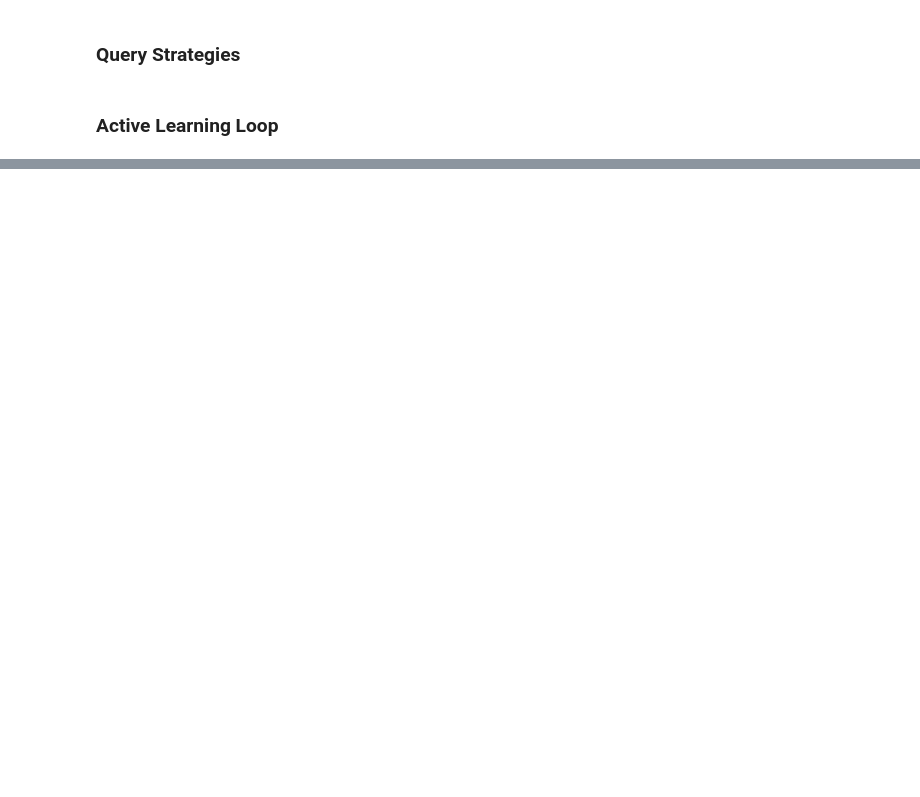
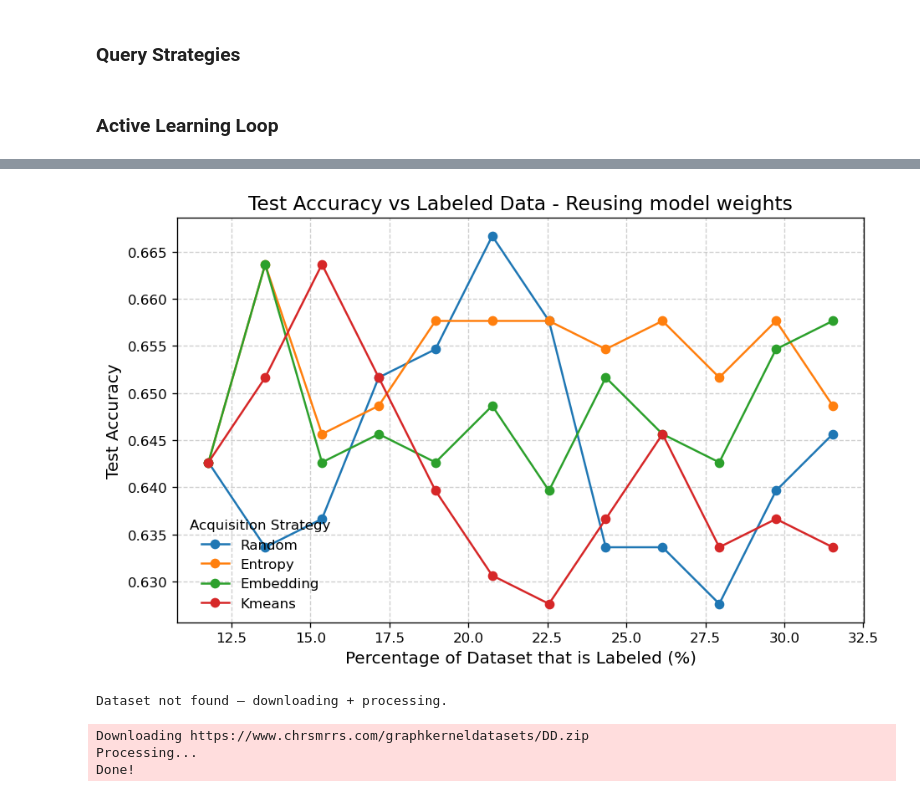
Before and after one commit to SmayanKhanna/deep-active-learning-gnn, a Jupyter notebook: DAL_notebook.ipynb, the cells around one changed output, grey strips where cells are left out. Drawn from its saved outputs; the diff is of its cells as text; code cells hidden in the pictures; blank space fills up the shorter version.

```diff
--- a/DAL_notebook.ipynb
+++ b/DAL_notebook.ipynb
@@ -246,0 +535,21 @@ Data(edge_index=[2, 96], x=[22, 3], y=[1])
+# %%
+n_init = int(0.1 * len(dataset))
+k = 20
+n_rounds = 12
+
+strategies = ["random", "entropy", "embedding", "kmeans"]
+results = {}
+
+for strategy in strategies:
+    split_manager = create_split_manager(dataset, seed=42)
+    acc, _ = run_active_learning_loop(
+        model_class=GCN,
+        acquisition_strategy=strategy,
+        k=k,
+        n_rounds=n_rounds,
+        hidden_channels=48,
+        split_manager=split_manager,
+        dataset=dataset,
+        reinitialize_model=False
+    )
+    results[strategy] = acc
@@ -246,0 +593,34 @@ Data(edge_index=[2, 96], x=[22, 3], y=[1])
+# %%
+import matplotlib.pyplot as plt
+
+plt.figure(figsize=(8, 5), dpi=120)
+
+total_points = [n_init + k * i for i in range(1, n_rounds + 1)]
+total_points = np.array(total_points)
+percentages = (total_points / len(dataset)) * 100
+
+for strategy, acc_list in results.items():
+    plt.plot(percentages, acc_list, marker='o', label=strategy.capitalize())
+
+plt.xlabel("Percentage of Dataset that is Labeled (%)", fontsize=12)
+plt.ylabel("Test Accuracy", fontsize=12)
+plt.title("Test Accuracy vs Labeled Data - Reusing model weights", fontsize=14)
+plt.grid(True, linestyle="--", alpha=0.6)
+plt.legend(title="Acquisition Strategy", frameon=False)
+plt.tight_layout()
+plt.show()
+# %% [output]
+[figure, added]
+# %%
+dataset_path = "data/TUDataset/DD"
+if not os.path.exists(os.path.join(dataset_path, "processed", "data.pt")):
+    print("Dataset not found — downloading + processing.")
+    dataset = TUDataset(root="data/TUDataset", name="DD")
+else:
+    print("Loading cached dataset.")
+    dataset = TUDataset(root="data/TUDataset", name="DD")
+# %% [output]
+Dataset not found — downloading + processing.
+Downloading https://www.chrsmrrs.com/graphkerneldatasets/DD.zip
+Processing...
+Done!
```
Also changed, not shown: parts of 29 cells of this notebook, 9 other files.
